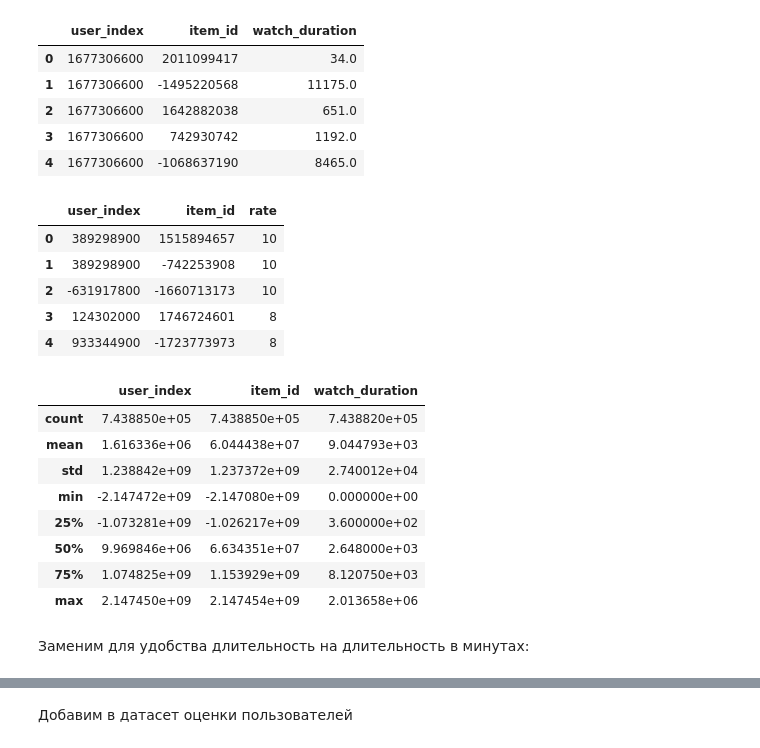
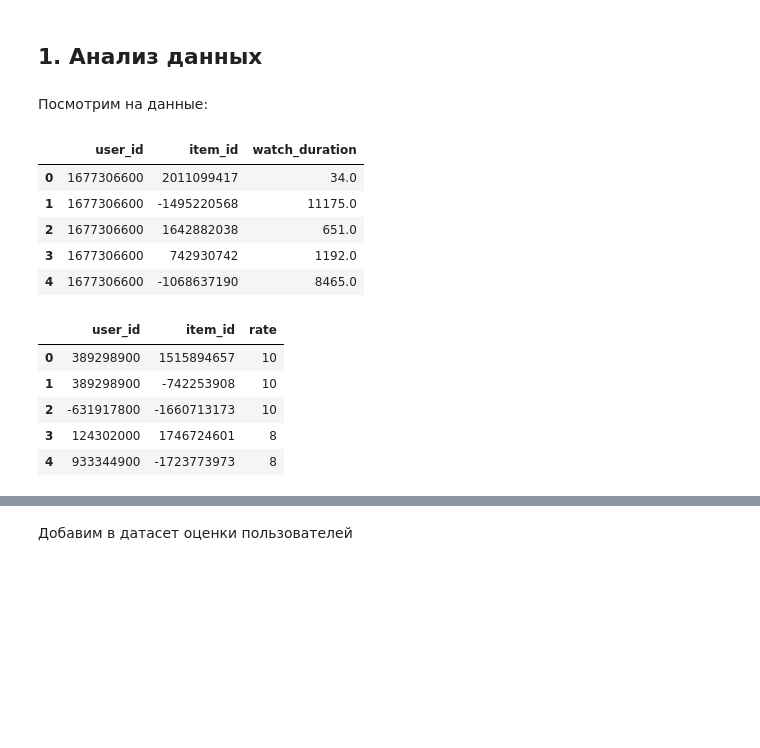
Before and after one commit to EugeniaMatveeva/Test, a Jupyter notebook: ivi test.ipynb, the cells around one changed output, grey strips where cells are left out. Cells and saved outputs as stored; diff of their text form; code cells hidden in the pictures; blank space fills up the shorter version.

```diff
--- a/ivi test.ipynb
+++ b/ivi test.ipynb
@@ -11,32 +12,29 @@ dt_rates = pd.read_csv('data/content_rates.csv')
+# %%
+df_watch = pd.read_csv('data/content_watch.csv')
+df_rates = pd.read_csv('data/content_rates.csv')
+test = pd.read_csv('data/test_set.csv')
+df_watch = df_watch.rename(index=str, columns={"user_index": "user_id"})
+df_rates = df_rates.rename(index=str, columns={"user_index": "user_id"})
+test = test.rename(index=str, columns={"user_index": "user_id"})
+# %% [markdown]
+## 1. Анализ данных
+# %% [markdown]
+Посмотрим на данные:
 # %%
-dt_watch.head()
+df_watch.head()
 # %% [output]
-|  | user_index | item_id | watch_duration |
+|  | user_id | item_id | watch_duration |
 | 0 | 1677306600 | 2011099417 | 34.0 |
 | 1 | 1677306600 | -1495220568 | 11175.0 |
 | 2 | 1677306600 | 1642882038 | 651.0 |
 | 3 | 1677306600 | 742930742 | 1192.0 |
 | 4 | 1677306600 | -1068637190 | 8465.0 |
 # %%
-dt_rates.head()
+df_rates.head()
 # %% [output]
-|  | user_index | item_id | rate |
+|  | user_id | item_id | rate |
 | 0 | 389298900 | 1515894657 | 10 |
 | 1 | 389298900 | -742253908 | 10 |
 | 2 | -631917800 | -1660713173 | 10 |
 | 3 | 124302000 | 1746724601 | 8 |
 | 4 | 933344900 | -1723773973 | 8 |
-# %%
-dt_watch.describe()
-# %% [output]
-|  | user_index | item_id | watch_duration |
-| count | 7.438850e+05 | 7.438850e+05 | 7.438820e+05 |
-| mean | 1.616336e+06 | 6.044438e+07 | 9.044793e+03 |
-| std | 1.238842e+09 | 1.237372e+09 | 2.740012e+04 |
-| min | -2.147472e+09 | -2.147080e+09 | 0.000000e+00 |
-| 25% | -1.073281e+09 | -1.026217e+09 | 3.600000e+02 |
-| 50% | 9.969846e+06 | 6.634351e+07 | 2.648000e+03 |
-| 75% | 1.074825e+09 | 1.153929e+09 | 8.120750e+03 |
-| max | 2.147450e+09 | 2.147454e+09 | 2.013658e+06 |
-# %% [markdown]
-Заменим для удобства длительность на длительность в минутах:
```
Also changed, not shown: parts of 66 cells of this notebook, 3 other files.
